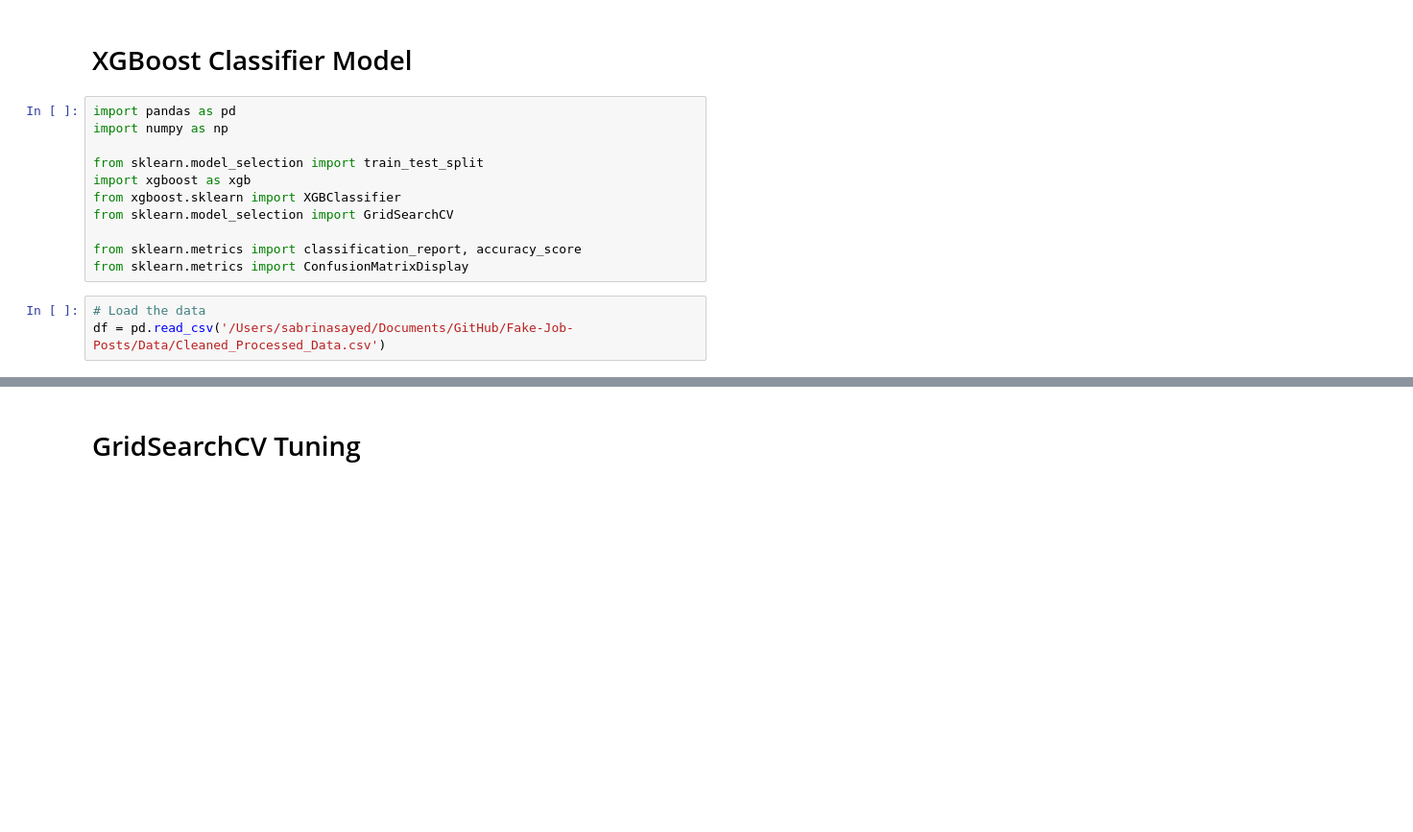
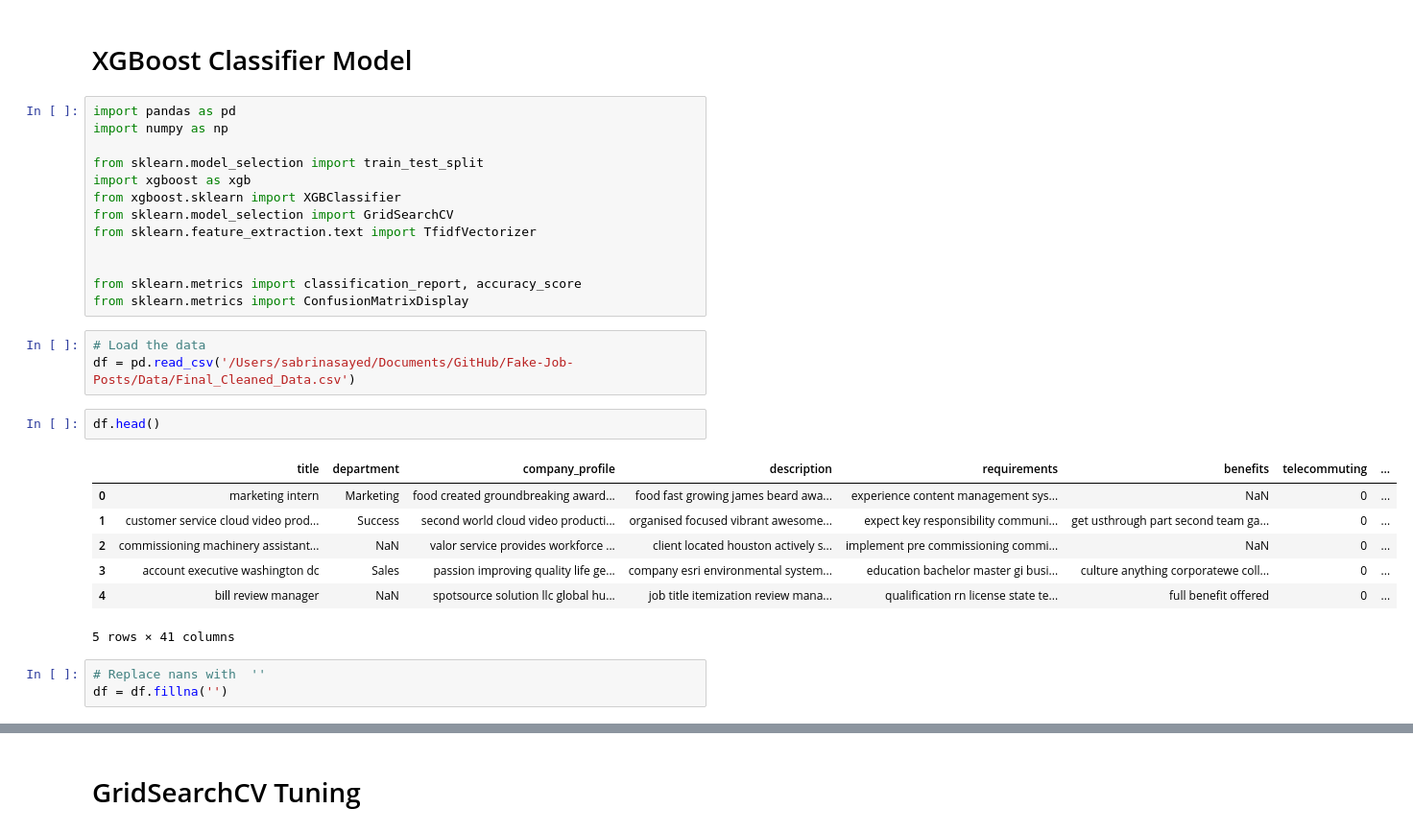
Before and after one commit to sabrinasayed99/Fake-Job-Posts, a Jupyter notebook: XGBoost_Model.ipynb, the cells around one changed output, grey strips where cells are left out. Shown at 96% size. Cells and saved outputs as stored; diff of their text form; blank space fills up the shorter version.

```diff
--- a/XGBoost_Model.ipynb
+++ b/XGBoost_Model.ipynb
@@ -8,9 +8,24 @@ from sklearn.model_selection import train_test_split
 import xgboost as xgb
 from xgboost.sklearn import XGBClassifier
 from sklearn.model_selection import GridSearchCV
+from sklearn.feature_extraction.text import TfidfVectorizer
+
 
 from sklearn.metrics import classification_report, accuracy_score
 from sklearn.metrics import ConfusionMatrixDisplay
 # %%
 # Load the data
-df = pd.read_csv('/Users/sabrinasayed/Documents/GitHub/Fake-Job-Posts/Data/Cleaned_Processed_Data.csv')
+df = pd.read_csv('/Users/sabrinasayed/Documents/GitHub/Fake-Job-Posts/Data/Final_Cleaned_Data.csv')
+# %%
+df.head()
+# %% [output]
+|  | title | department | company_profile | description | requirements | benefits | telecommuting | ... |
+| 0 | marketing intern | Marketing | food created groundbreaking award... | food fast growing james beard awa... | experience content management sys... | NaN | 0 | ... |
+| 1 | customer service cloud video prod... | Success | second world cloud video producti... | organised focused vibrant awesome... | expect key responsibility communi... | get usthrough part second team ga... | 0 | ... |
+| 2 | commissioning machinery assistant... | NaN | valor service provides workforce ... | client located houston actively s... | implement pre commissioning commi... | NaN | 0 | ... |
+| 3 | account executive washington dc | Sales | passion improving quality life ge... | company esri environmental system... | education bachelor master gi busi... | culture anything corporatewe coll... | 0 | ... |
+| 4 | bill review manager | NaN | spotsource solution llc global hu... | job title itemization review mana... | qualification rn license state te... | full benefit offered | 0 | ... |
+5 rows × 41 columns
+# %%
+# Replace nans with  ''
+df = df.fillna('')
```
Also changed, not shown: parts of 11 cells of this notebook, 4 other files.
